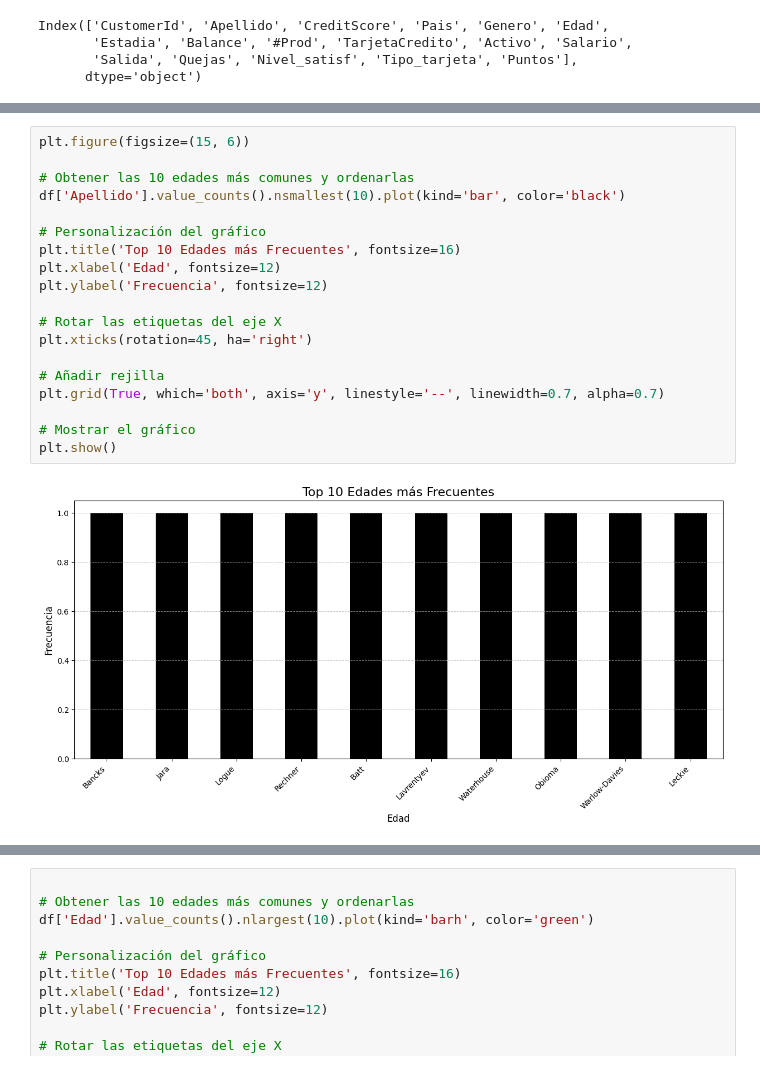
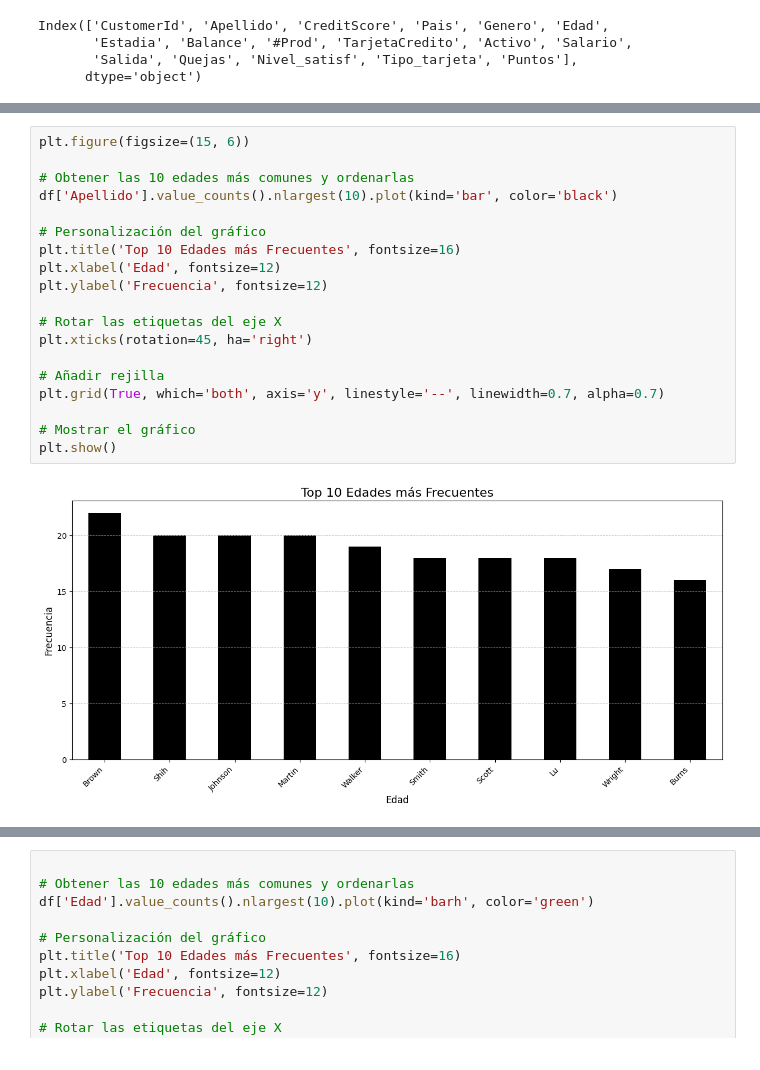
Before and after one commit to jarsmp37/introds, a Jupyter notebook: Clase_8.ipynb, the cells around one changed output, grey strips where cells are left out. Saved outputs shown, nothing was run; the diff lists cells and outputs as text.

```diff
--- a/Clase_8.ipynb
+++ b/Clase_8.ipynb
@@ -174,21 +289,21 @@ for i in lista2:
 # %%
 plt.figure(figsize=(15, 6))
 
 # Obtener las 10 edades más comunes y ordenarlas
-df['Apellido'].value_counts().nsmallest(10).plot(kind='bar', color='black')
+df['Apellido'].value_counts().nlargest(10).plot(kind='bar', color='black')
 
 # Personalización del gráfico
 plt.title('Top 10 Edades más Frecuentes', fontsize=16)
 plt.xlabel('Edad', fontsize=12)
 plt.ylabel('Frecuencia', fontsize=12)
 
 # Rotar las etiquetas del eje X
 plt.xticks(rotation=45, ha='right')
 
 # Añadir rejilla
 plt.grid(True, which='both', axis='y', linestyle='--', linewidth=0.7, alpha=0.7)
 
 # Mostrar el gráfico
 plt.show()
 # %% [output]
-[figure, old version]
+[figure, new version]
```
Also changed, not shown: parts of 16 cells of this notebook, 2 other files.
